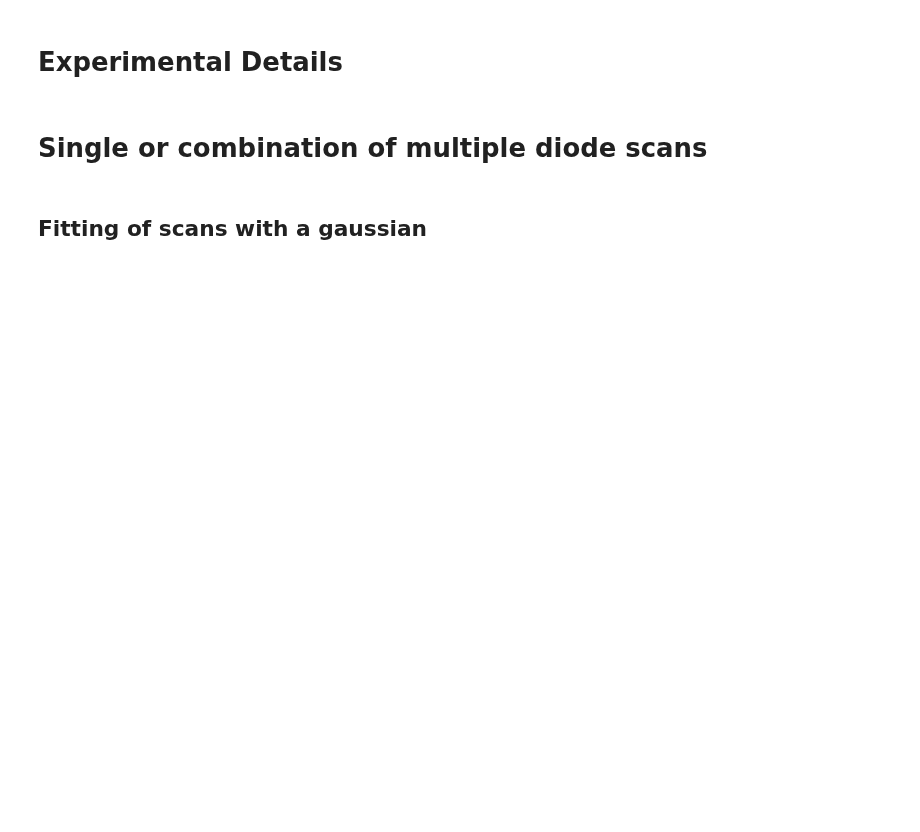
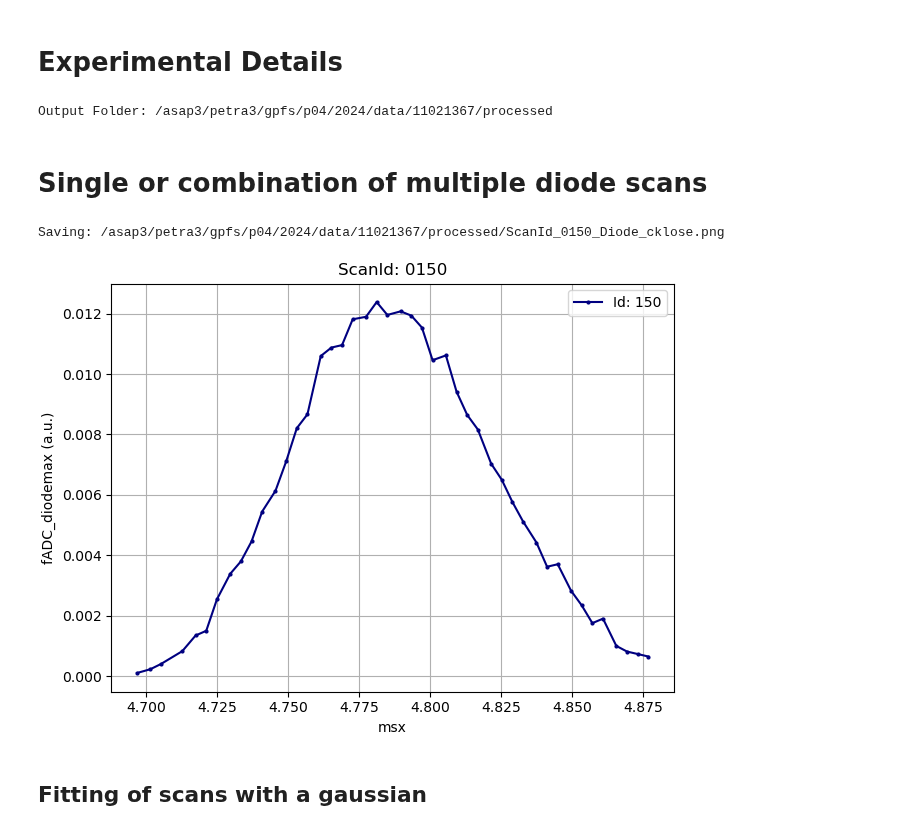
Before and after one commit to christopherklose/FTH-Phase_Retrieval, a Jupyter notebook: Diode_Scans.ipynb, the cells around one changed output. Cells and saved outputs as stored; diff of their text form; code cells hidden in the pictures; blank space fills up the shorter version.

```diff
--- a/Diode_Scans.ipynb
+++ b/Diode_Scans.ipynb
@@ -130,0 +72,10 @@ def load_key(scan_id, key):
+# %%
+PROPOSAL = 11021367
+USER = getuser()
+
+BASEFOLDER = "/asap3/petra3/gpfs/p04/2024/data/%s/" % PROPOSAL
+# subfolder = "2403_tomo_"
+file_prefix = "2409_laser_"
+
+# Load mnemonics for easy data handling
+mnemonics = loading.mnemonics
@@ -154,15 +212,17 @@ def gaussian(x, a, x0, sigma, c):
 # General saving folder
 folder_general = helper.create_folder(join(BASEFOLDER, "processed"))
 print("Output Folder: %s" % folder_general)
+# %% [output]
+Output Folder: /asap3/petra3/gpfs/p04/2024/data/11021367/processed
 # %% [markdown]
 # Single or combination of multiple diode scans
 # %%
 # Add scan numbers to combine in single plot
-scan_ids = np.arange(1800,1806)
+scan_ids = [150]  # np.arange(1800,1806)
 
 # keys from nxs files (if you are not sure, which you need, open nexus files from beamtime folder and navigate through keys `2310_P04_FGT/raw/FGT`)
-data_key_x = "sz"#"mx" # "energy", "sx", "sy"
-data_key_y = "maxibeckhoff1adc1_rmean"#"mx"#"sz"#
+data_key_x = "msx"  # "mx" # "energy", "sx", "sy"
+data_key_y = "fADC_diodemax"  # "adc_beck_femto_diodemax"#"mx"#"sz"#fADC_diodemax
 
 # Normalization of diode signal with I0, e.g., with petra current or gold mesh (needs to be inserted during scan)
 normalization = False
@@ -171,13 +231,20 @@ data_key_norm = "maxibeckhoff1adc2_rmean"  # "petra_curr"
 # Load data
 xdata, ydata, norm = [], [], []
 for scan_id in tqdm(scan_ids):
-    xdata.append(load_data(scan_id, mnemonics["measurement"])[data_key_x])
-    ydata.append(load_data(scan_id, mnemonics["measurement"])[data_key_y])
+    xdata.append(load_data(scan_id)[data_key_x])
+    ydata.append(load_data(scan_id)[data_key_y])
 
     if normalization is True:
-        norm.append(load_data(scan_id, mnemonics["measurement"])[data_key_norm])
+        norm.append(load_data(scan_id)[data_key_norm])
     else:
         norm.append(np.ones(ydata[-1].shape))
+# %%
+# Filter values from ydata which are only zeros
+for i, scan_id in enumerate(scan_ids):
+    idx_filter = ydata[i] > 0.0001
+    ydata[i] = ydata[i][idx_filter]
+    xdata[i] = xdata[i][idx_filter]
+    norm[i] = norm[i][idx_filter]
 # %%
 # Format title and output file name
 if len(scan_ids) > 1:
@@ -191,39 +258,42 @@ else:
     fname = join(folder_general, "ScanId_%04d_Diode_%s.png" % (scan_ids[0], USER))
 
 # Color scheme if there a multiple scans
-colors = plt.cm.jet(np.linspace(0,1,len(xdata)))
+colors = plt.cm.jet(np.linspace(0, 1, len(xdata)))
 
 # Plot all scans together
 fig, ax = plt.subplots()
 
 # Iterate over scans
 for i, _ in enumerate(scan_ids):
     ax.plot(
         xdata[i],
         ydata[i] / norm[i],
         "o-",
         markersize=2,
         label="Id: %d" % scan_ids[i],
-        color = colors[i]
+        color=colors[i],
     )
 
 # Plotting options
 ax.set_title(title)
 ax.set_xlabel(data_key_x)
 # ax.set_xlim([-0.01, 0.01])
 # ax.set_ylim([-0.015, 0.015])
 ax.grid()
 ax.legend()
 
 # Different label with and without normalization
 if normalization is True:
     ax.set_ylabel(data_key_y + " (normalized by %s)" % data_key_norm, fontsize=7)
 else:
     ax.set_ylabel(data_key_y + " (a.u.)")
 
 # Save plot
 print("Saving: %s" % fname)
 plt.savefig(fname, dpi=300)
+# %% [output]
+Saving: /asap3/petra3/gpfs/p04/2024/data/11021367/processed/ScanId_0150_Diode_cklose.png
+[figure, added]
 # %% [markdown]
 ## Fitting of scans with a gaussian
 # %%
```
Also changed, not shown: parts of 14 cells of this notebook, 3 other files.
